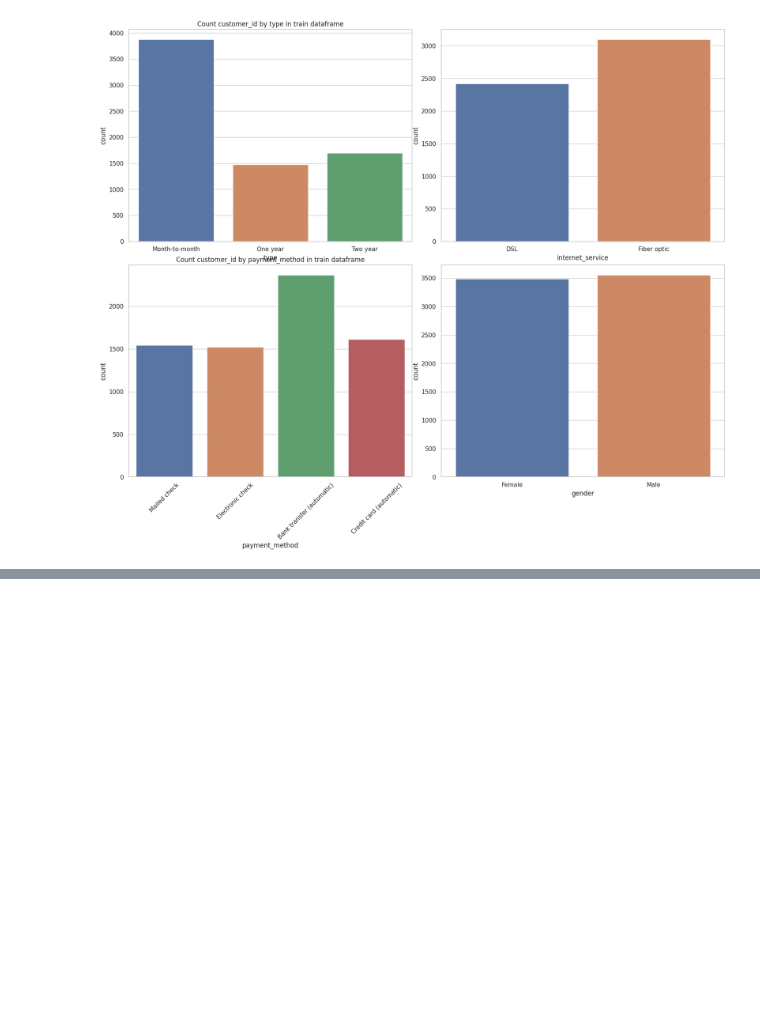
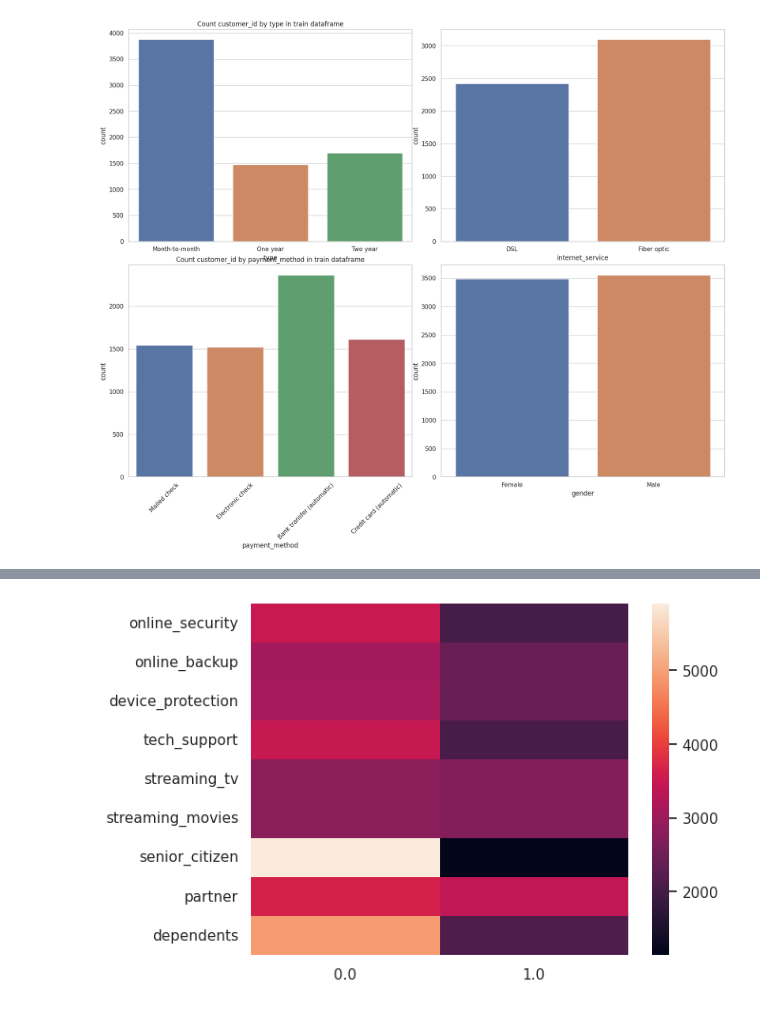
Before and after one commit to superVo1d/mle-mlflow, a Jupyter notebook: eda.ipynb, the cells around one changed output, grey strips where cells are left out. Saved outputs shown, nothing was run; the diff lists cells and outputs as text; code cells hidden in the pictures; blank space fills up the shorter version.

```diff
--- a/eda.ipynb
+++ b/eda.ipynb
@@ -113,0 +109,16 @@ ValueError: Could not interpret value `count` for `y`. An entry with this name d
+# %%
+x = "customer_id"
+binary_columns = [
+    "online_security",
+    "online_backup",
+    "device_protection",
+    "tech_support",
+    "streaming_tv",
+    "streaming_movies",
+    "senior_citizen",
+    "partner",
+    "dependents",
+]
+stat = ['count']
+
+df.groupby(binary_columns).agg(stat[0])[x].reset_index().sort_values(by=x, ascending=False).head(10)
@@ -113,0 +137,7 @@ ValueError: Could not interpret value `count` for `y`. An entry with this name d
+# %%
+heat_df = df[binary_columns].replace({'Yes': 1, 'No': 0}).apply(pd.Series.value_counts).T
+sns.heatmap(heat_df)
+
+plt.savefig(os.path.join(ASSETS_DIR, 'cat_features_2_binary_heatmap'))
+# %% [output]
+[figure, added]
```
Also changed, not shown: parts of 21 cells of this notebook, 5 other files.
